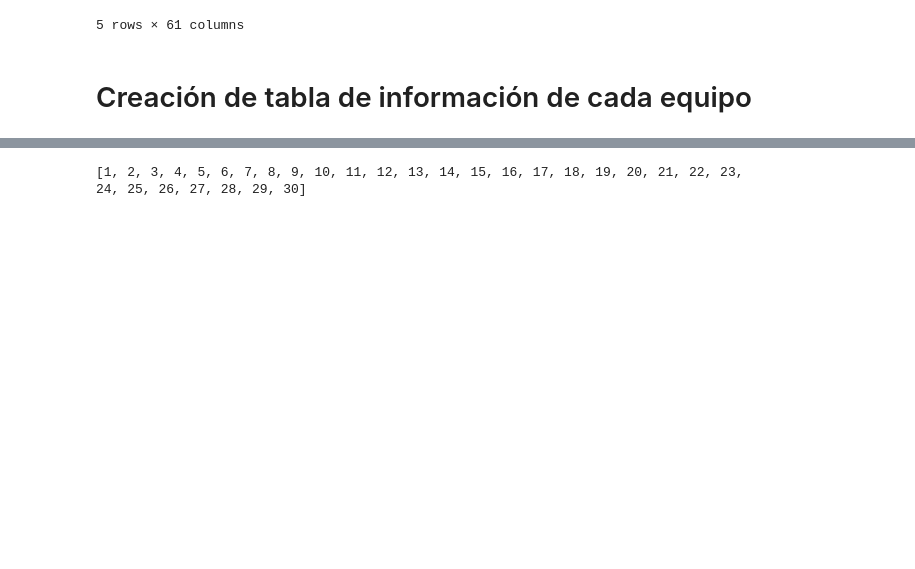
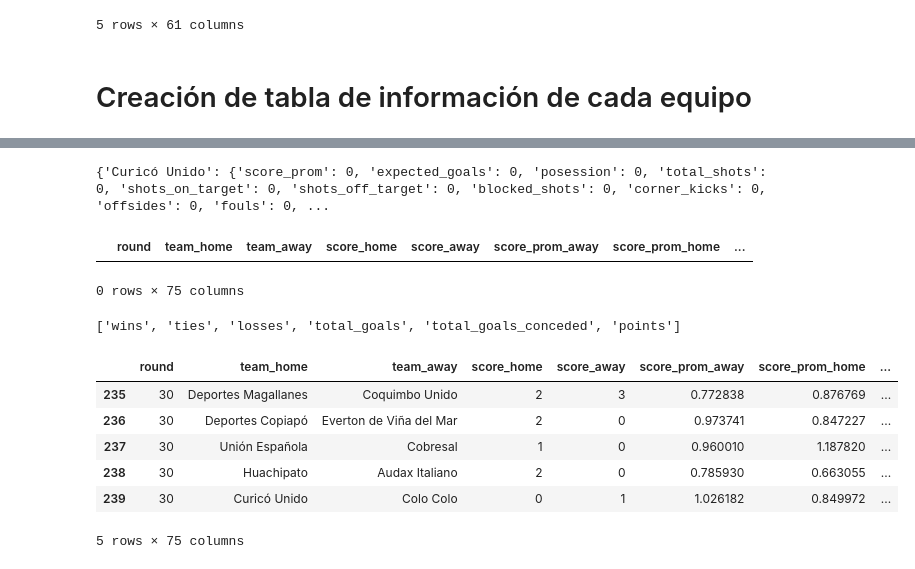
Before and after one commit to Diegofpdt/DL-aplicado-a-predicci-n-de-resultados-deportivos, a Jupyter notebook: Modelos_pre_partido.ipynb, the cells around one changed output, grey strips where cells are left out. Saved outputs shown, nothing was run; the diff lists cells and outputs as text; code cells hidden in the pictures; blank space fills up the shorter version.

Commit message:
Creation of procesated df with info apriori of match, not included winstreak and last 5 matches

```diff
--- a/Modelos_pre_partido.ipynb
+++ b/Modelos_pre_partido.ipynb
@@ -162,7 +162,8 @@ def remove_suffix(item):
 column = [remove_suffix(item) for item in matches.columns]
 columnas = []
 [columnas.append(x) for x in column if x not in columnas]
-columnas.remove("score")
 columnas.remove("round")
+columnas.remove("team")
+columnas[0] = "score_prom"
 print(columnas)
 # %% [output]
@@ -184,5 +185,42 @@ print(columnas)
 # %%
-for ronda in list(set(matches["round"].values)):
-    continue
+#for ronda in list(set(matches["round"].values)):
+#    continue
-# %% [output]
-[1, 2, 3, 4, 5, 6, 7, 8, 9, 10, 11, 12, 13, 14, 15, 16, 17, 18, 19, 20, 21, 22, 23, 24, 25, 26, 27, 28, 29, 30]
+# %%
+equipos = matches["team_home"].unique()
+stats = columnas
+
+tabla = {}
+
+for equipo in equipos:
+
+    tabla[equipo] = dict.fromkeys(stats, 0)
+
+print(tabla)
+# %% [output]
+{'Curicó Unido': {'score_prom': 0, 'expected_goals': 0, 'posession': 0, 'total_shots': 0, 'shots_on_target': 0, 'shots_off_target': 0, 'blocked_shots': 0, 'corner_kicks': 0, 'offsides': 0, 'fouls': 0, ...
+# %%
+new_stats = ["wins",
+"ties",
+"losses",
+"total_goals",
+"total_goals_conceded",
+"points"]
+#"win_streak",
+#"wins_in_last_5_matches",
+#"ties_in_last_5_matches"
+procesated_matches_columns = list(matches.columns)
+procesated_matches_columns.insert(5, "score_prom_home")
+procesated_matches_columns.insert(5, "score_prom_away")
+for stat in new_stats:
+    procesated_matches_columns.append(f"{stat}_home")
+    procesated_matches_columns.append(f"{stat}_away")
+
+procesated_matches = pd.DataFrame(columns = procesated_matches_columns)
+procesated_matches.head()
+# %% [output]
+|  | round | team_home | team_away | score_home | score_away | score_prom_away | score_prom_home | ... |
+0 rows × 75 columns
+# %%
+print(list(tabla["Colo Colo"].keys())[-6:])
+# %% [output]
+['wins', 'ties', 'losses', 'total_goals', 'total_goals_conceded', 'points']
@@ -188,0 +321,10 @@ for ronda in list(set(matches["round"].values)):
+# %%
+procesated_matches.tail()
+# %% [output]
+|  | round | team_home | team_away | score_home | score_away | score_prom_away | score_prom_home | ... |
+| 235 | 30 | Deportes Magallanes | Coquimbo Unido | 2 | 3 | 0.772838 | 0.876769 | ... |
+| 236 | 30 | Deportes Copiapó | Everton de Viña del Mar | 2 | 0 | 0.973741 | 0.847227 | ... |
+| 237 | 30 | Unión Española | Cobresal | 1 | 0 | 0.960010 | 1.187820 | ... |
+| 238 | 30 | Huachipato | Audax Italiano | 2 | 0 | 0.785930 | 0.663055 | ... |
+| 239 | 30 | Curicó Unido | Colo Colo | 0 | 1 | 1.026182 | 0.849972 | ... |
+5 rows × 75 columns
```
Also changed, not shown: parts of 4 cells of this notebook.
